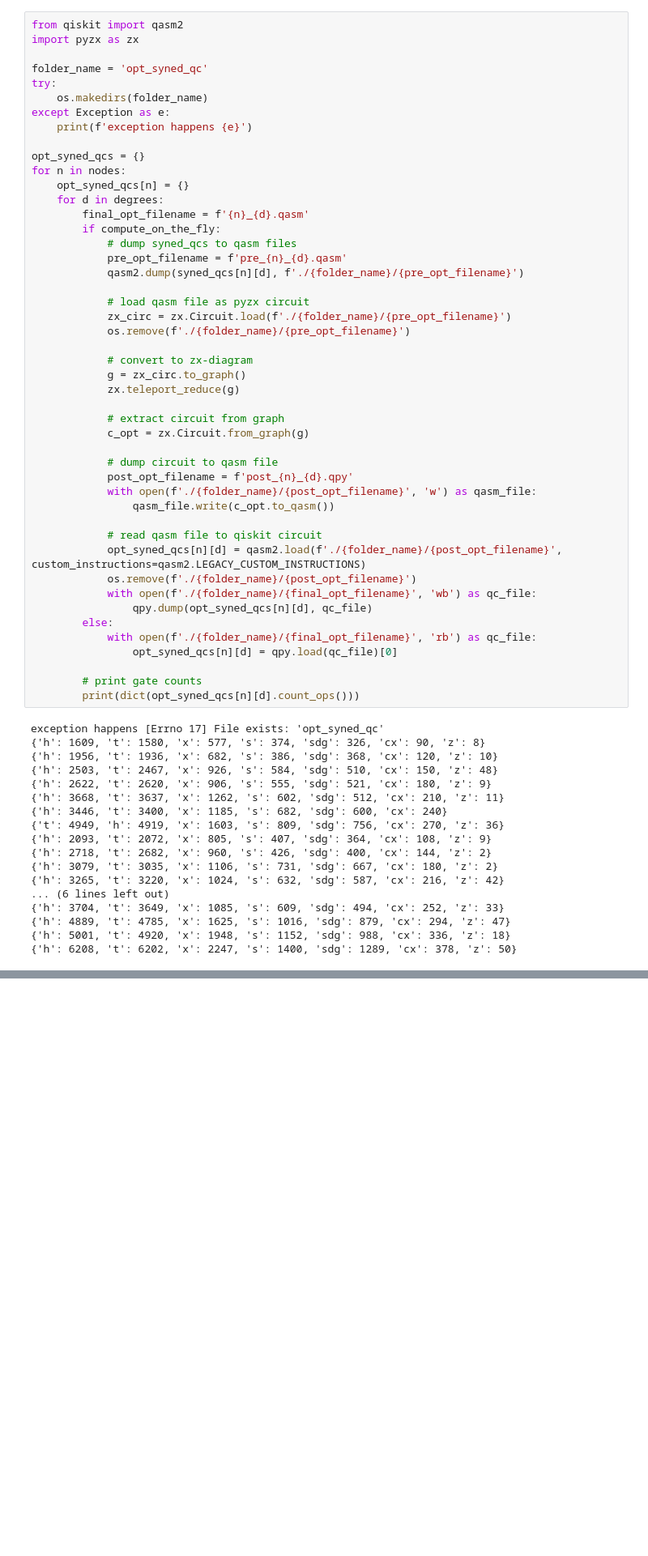
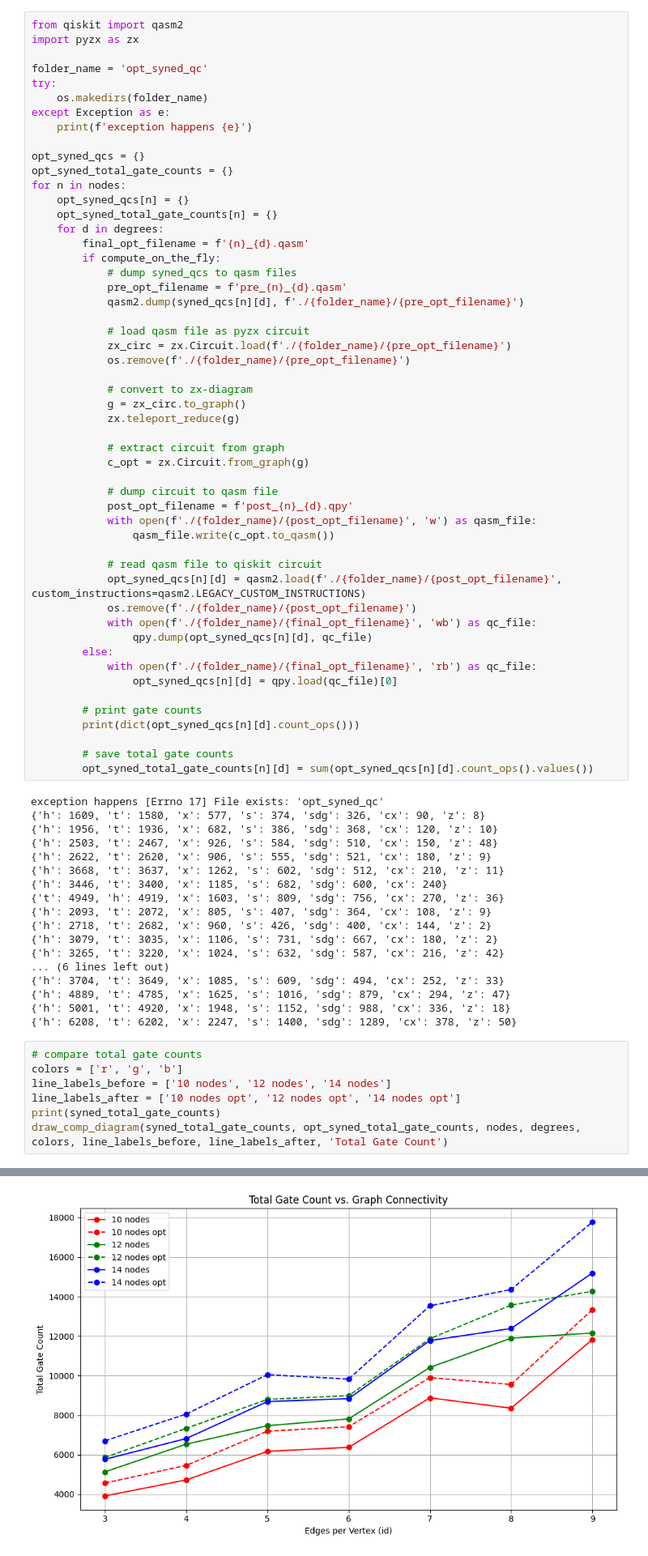
Before and after one commit to melody0123/QAOA4FTQC, a Jupyter notebook: circuit_optimizer.ipynb, the cells around one changed output, grey strips where cells are left out. Shown: that part at 81% size. Saved outputs shown, nothing was run; the diff lists cells and outputs as text; blank space fills up the shorter version.

```diff
--- a/circuit_optimizer.ipynb
+++ b/circuit_optimizer.ipynb
@@ -248,8 +355,10 @@ except Exception as e:
     print(f'exception happens {e}')
 
 opt_syned_qcs = {}
+opt_syned_total_gate_counts = {}
 for n in nodes:
     opt_syned_qcs[n] = {}
+    opt_syned_total_gate_counts[n] = {}
     for d in degrees:
         final_opt_filename = f'{n}_{d}.qasm'
         if compute_on_the_fly:
@@ -284,6 +393,9 @@ for n in nodes:
 
         # print gate counts
         print(dict(opt_syned_qcs[n][d].count_ops()))
+
+        # save total gate counts
+        opt_syned_total_gate_counts[n][d] = sum(opt_syned_qcs[n][d].count_ops().values())
 # %% [output]
 exception happens [Errno 17] File exists: 'opt_syned_qc'
 {'h': 1609, 't': 1580, 'x': 577, 's': 374, 'sdg': 326, 'cx': 90, 'z': 8}
@@ -302,3 +414,11 @@ exception happens [Errno 17] File exists: 'opt_syned_qc'
 {'h': 4889, 't': 4785, 'x': 1625, 's': 1016, 'sdg': 879, 'cx': 294, 'z': 47}
 {'h': 5001, 't': 4920, 'x': 1948, 's': 1152, 'sdg': 988, 'cx': 336, 'z': 18}
 {'h': 6208, 't': 6202, 'x': 2247, 's': 1400, 'sdg': 1289, 'cx': 378, 'z': 50}
+# %%
+# compare total gate counts
+colors = ['r', 'g', 'b']
+line_labels_before = ['10 nodes', '12 nodes', '14 nodes']
+line_labels_after = ['10 nodes opt', '12 nodes opt', '14 nodes opt']
+print(syned_total_gate_counts)
+draw_comp_diagram(syned_total_gate_counts, opt_syned_total_gate_counts, nodes, degrees, colors, line_labels_before, line_labels_after, 'Total Gate Count')
+# %% [output]
@@ -304,0 +426 @@ exception happens [Errno 17] File exists: 'opt_syned_qc'
+[figure, added]
```
Also changed, not shown: parts of 7 cells of this notebook, 1 other file.
